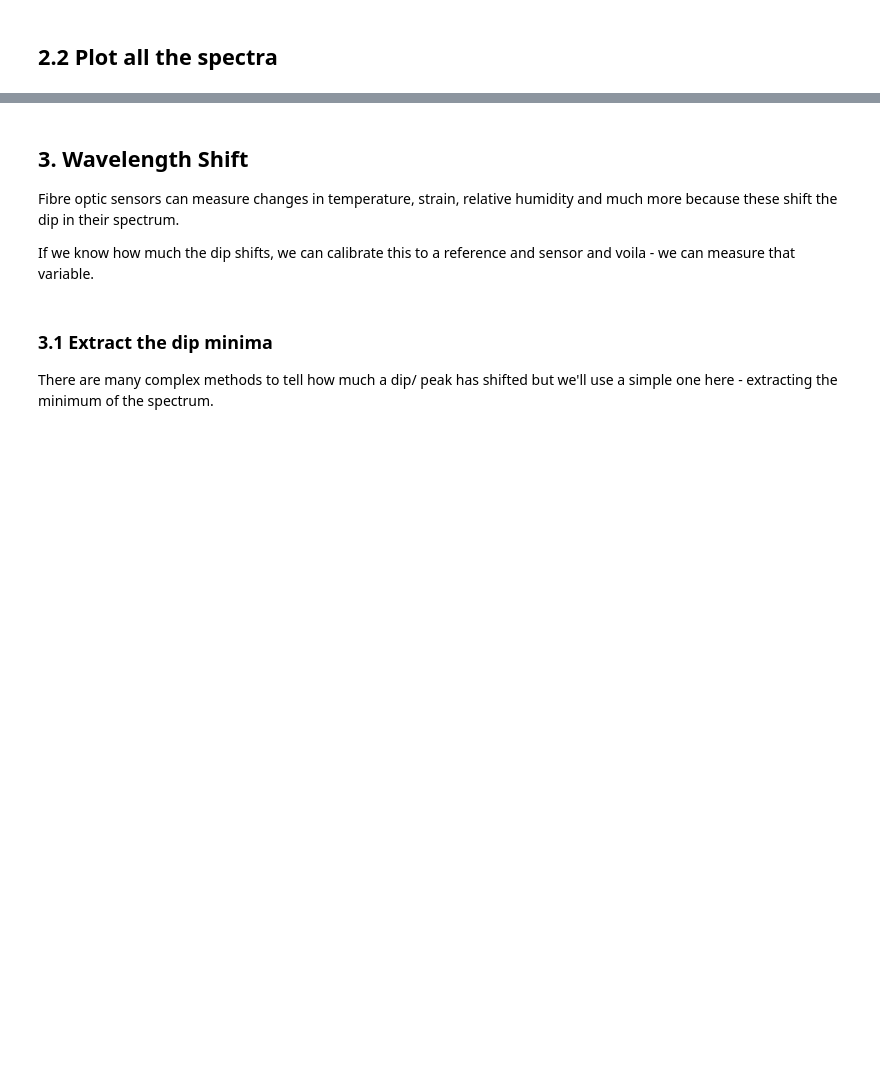
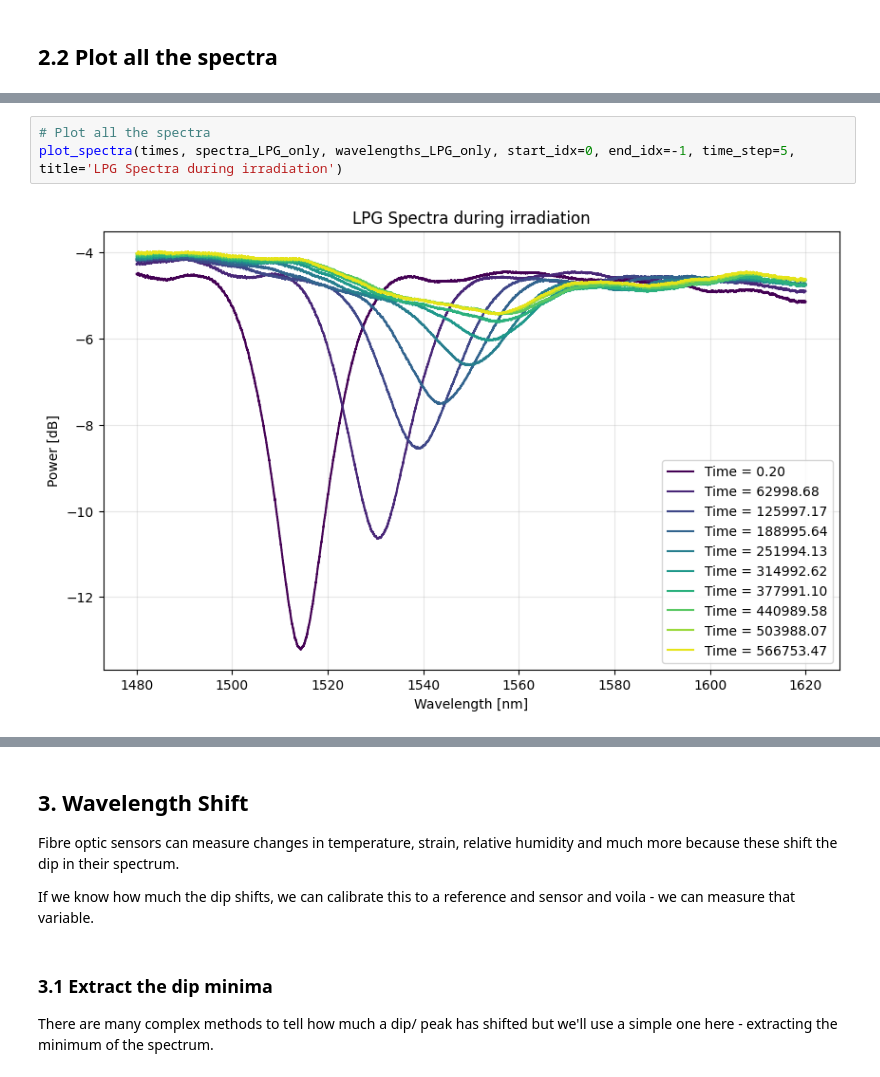
Before and after one commit to rsamconn/Fibre-optics-demo, a Jupyter notebook: fibre-demo.ipynb, the cells around one changed output, grey strips where cells are left out. Cells and saved outputs as stored; diff of their text form; blank space fills up the shorter version.

```diff
--- a/fibre-demo.ipynb
+++ b/fibre-demo.ipynb
@@ -122,3 +124,8 @@ def plot_spectra(time_data, spectral_data, wavelength_data, start_idx, end_idx,
     plt.legend()
     plt.grid(True, alpha=0.3)
     plt.show()
+# %%
+# Plot all the spectra
+plot_spectra(times, spectra_LPG_only, wavelengths_LPG_only, start_idx=0, end_idx=-1, time_step=5, title='LPG Spectra during irradiation')
+# %% [output]
+[figure, added]
```
Also changed, not shown: parts of 21 cells of this notebook.
